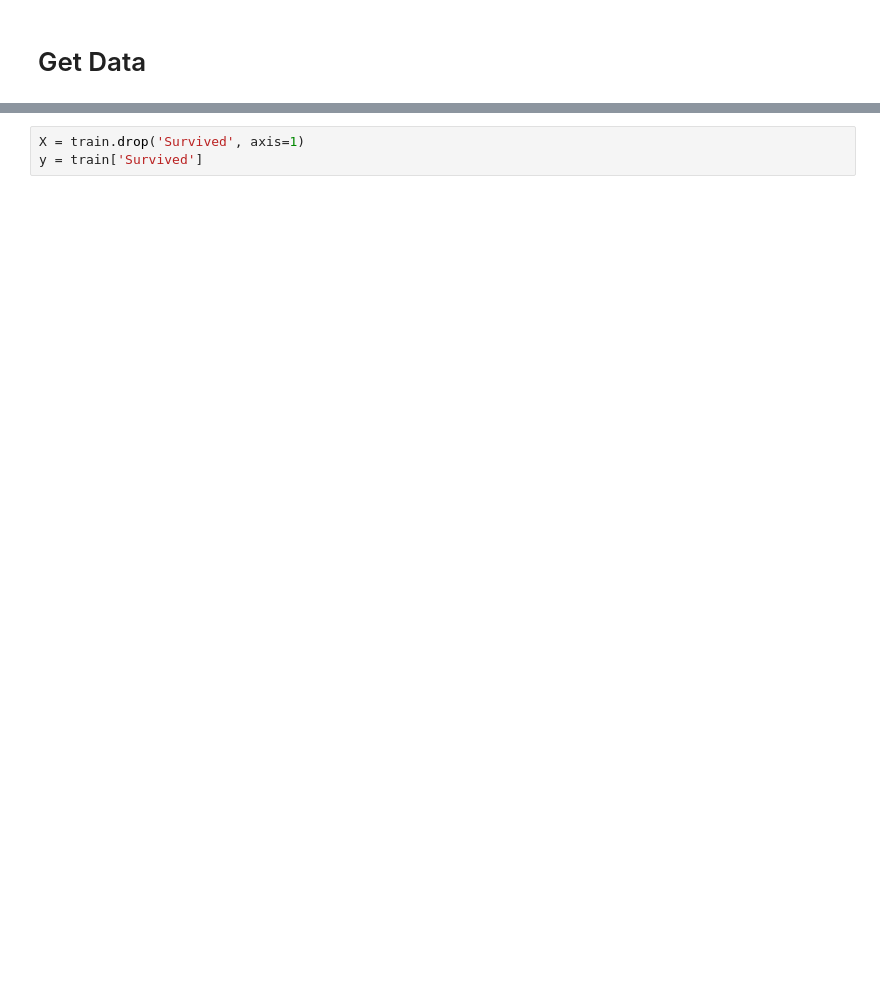
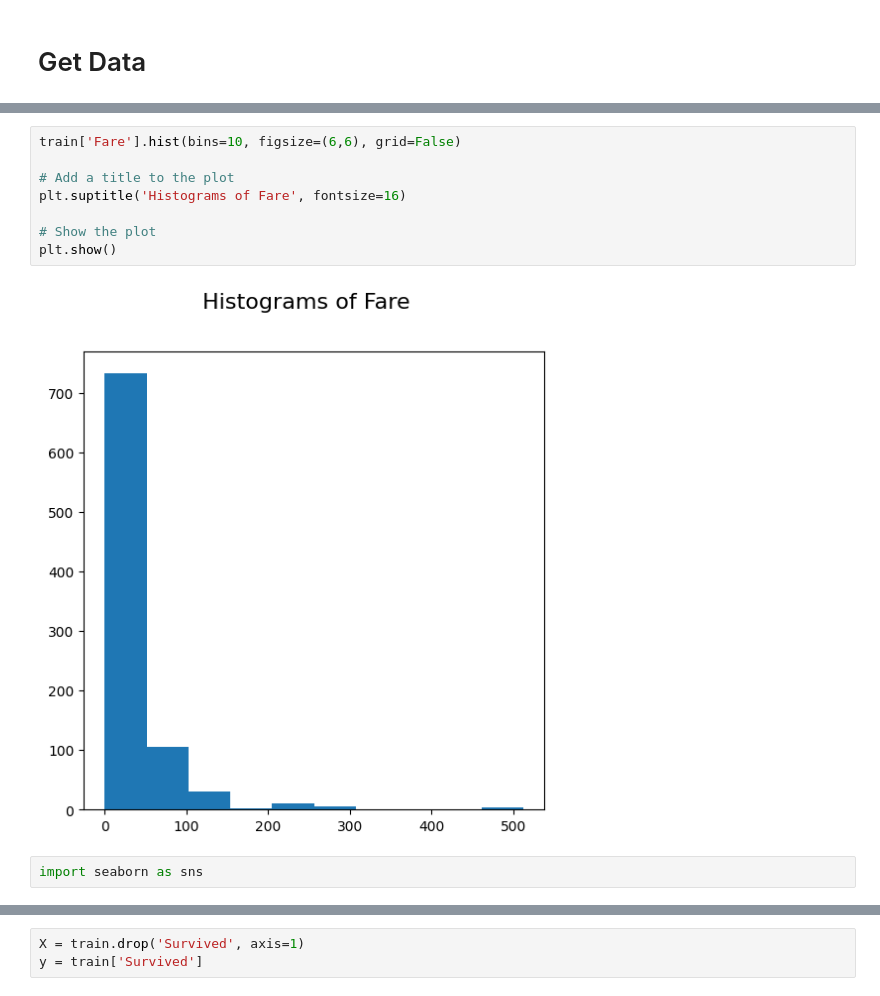
Before and after one commit to mmccoy3197/ML_Assignment_2, a Jupyter notebook: assignment2.ipynb, the cells around one changed output, grey strips where cells are left out. Saved outputs shown, nothing was run; the diff lists cells and outputs as text; blank space fills up the shorter version.

```diff
--- a/assignment2.ipynb
+++ b/assignment2.ipynb
@@ -22,0 +98,12 @@ train.head()
+# %%
+train['Fare'].hist(bins=10, figsize=(6,6), grid=False)
+
+# Add a title to the plot
+plt.suptitle('Histograms of Fare', fontsize=16)
+
+# Show the plot
+plt.show()
+# %% [output]
+[figure, added]
+# %%
+import seaborn as sns
```
Also changed, not shown: parts of 17 cells of this notebook.
